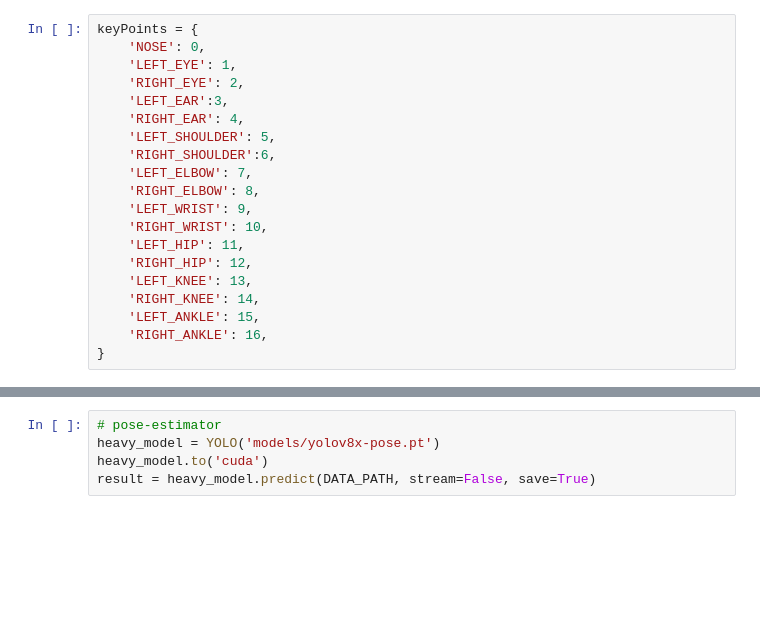
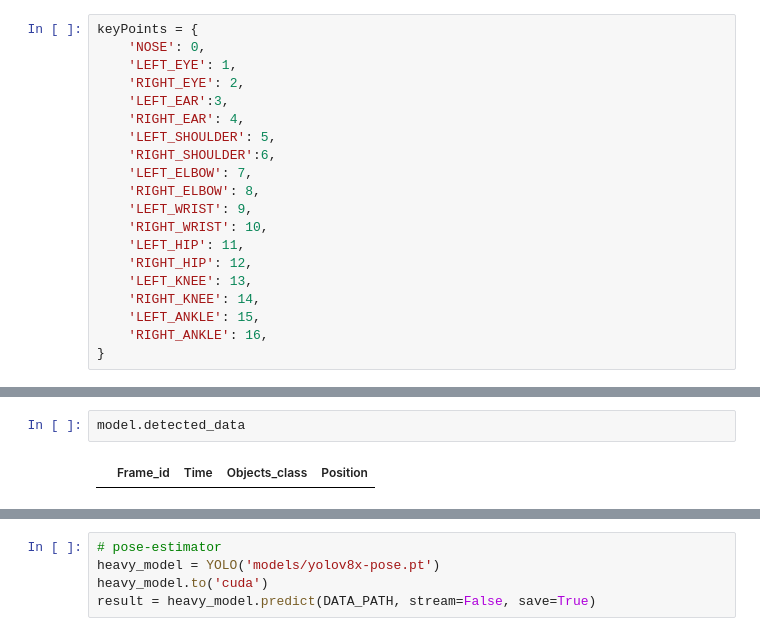
Before and after one commit to ankkarp/crew-attention-monitoring, a Jupyter notebook: modelNote.ipynb, the cells around one changed output, grey strips where cells are left out. Saved outputs shown, nothing was run; the diff lists cells and outputs as text; blank space fills up the shorter version.

Commit message:
yolo model with value list

```diff
--- a/modelNote.ipynb
+++ b/modelNote.ipynb
@@ -178,2 +30,6 @@ FileNotFoundError: [Errno 2] No such file or directory: 'models\\customYolo_phon
+# %%
+model.detected_data
+# %% [output]
+|  | Frame_id | Time | Objects_class | Position |
 # %%
 model.process_video(DATA_PATH, OUT_PATH, pos_estimation=True, detection=True)
```
Also changed, not shown: parts of 9 cells of this notebook, 2 other files.
